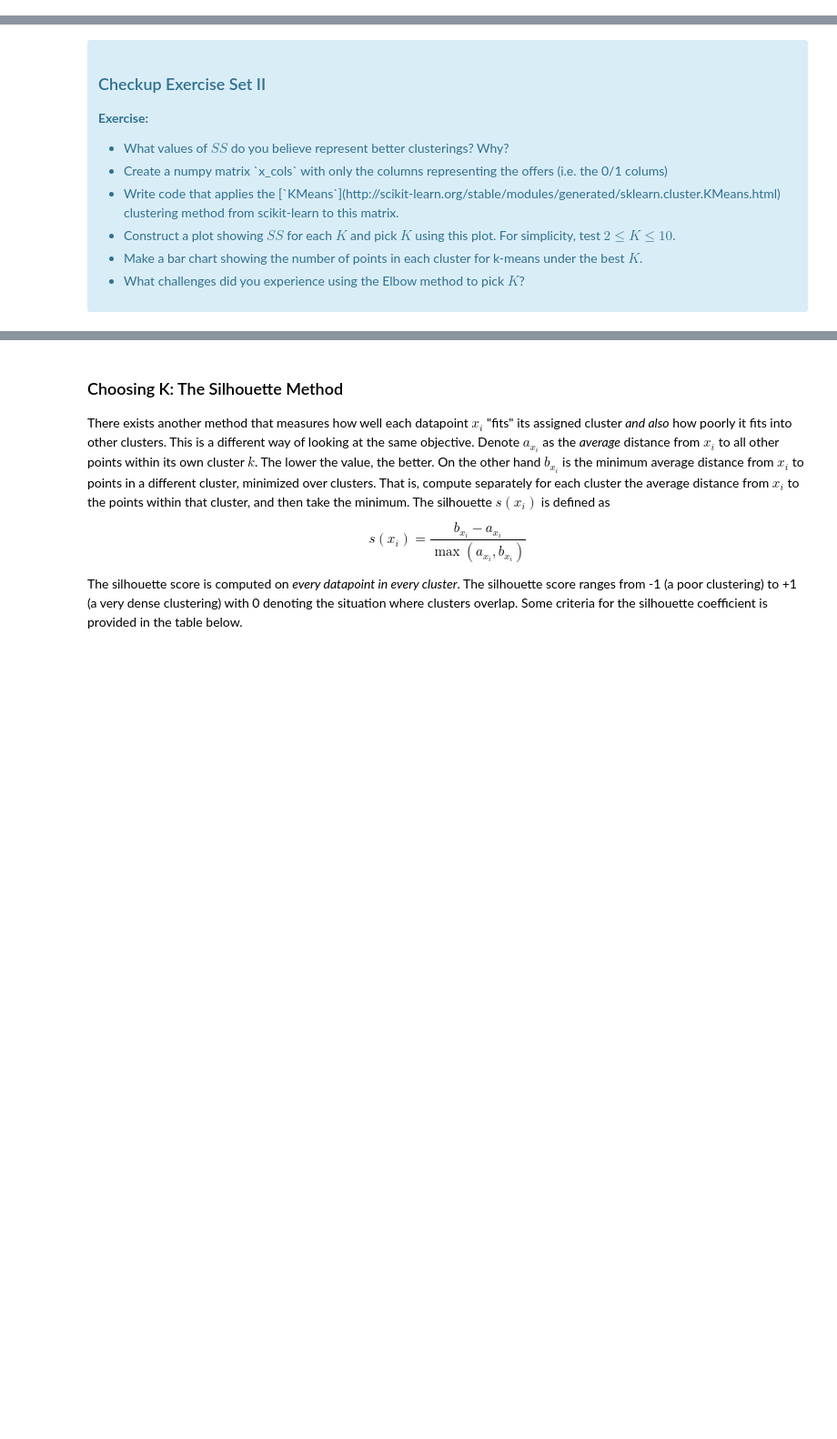
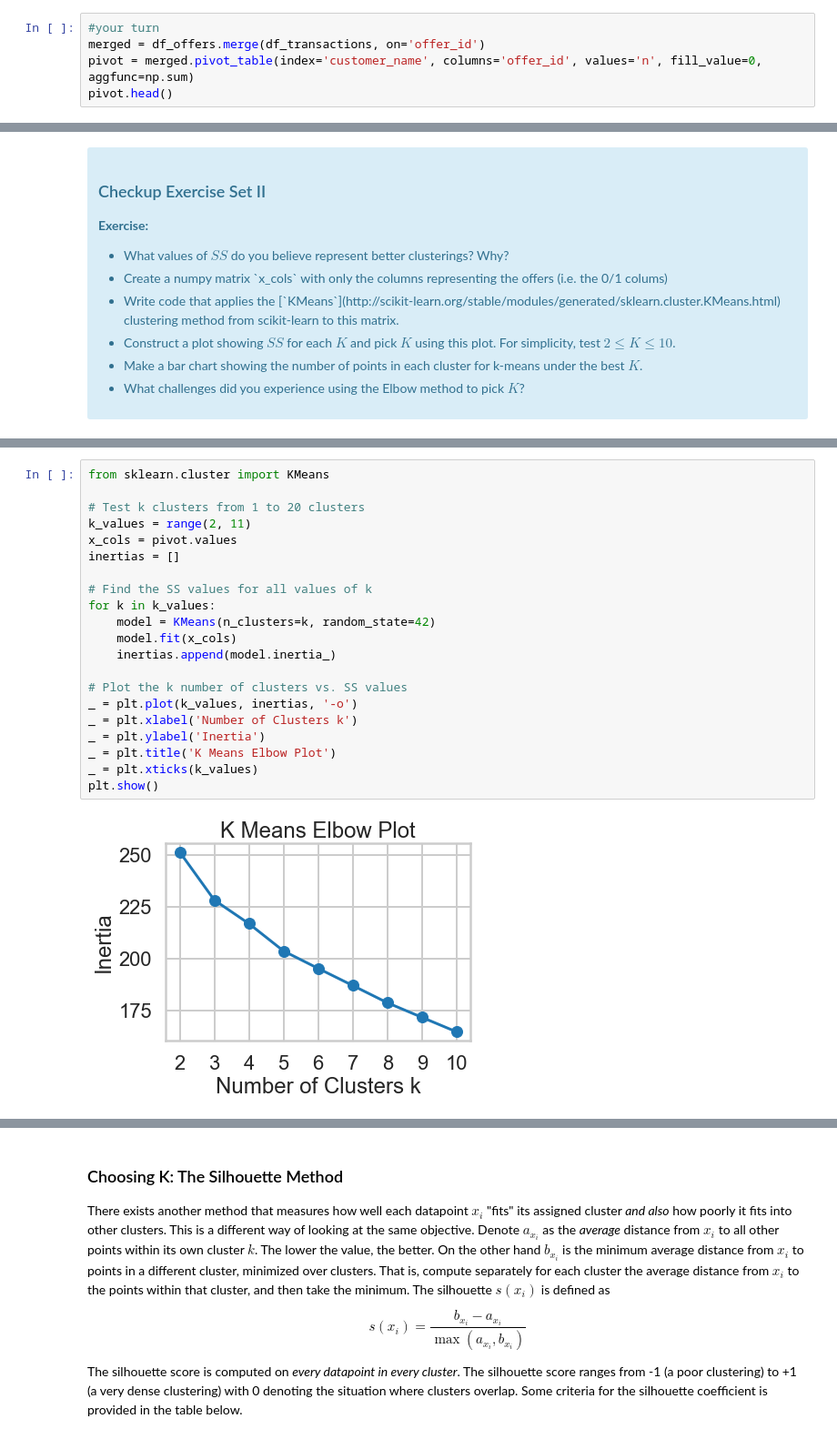
Before and after one commit to aldenmchico/Springboard, a Jupyter notebook: Clustering-Exercise/Mini_Project_Clustering.ipynb, the cells around one changed output, grey strips where cells are left out. Shown: that part at 91% size. Drawn from its saved outputs; the diff is of its cells as text; blank space fills up the shorter version.

Commit message:
190811 - Clustering Commit
Finished clustering exercise

```diff
--- a/Clustering-Exercise/Mini_Project_Clustering.ipynb
+++ b/Clustering-Exercise/Mini_Project_Clustering.ipynb
@@ -62,0 +68,5 @@ The first thing we need is a way to compare customers. To do this, we're going t
+# %%
+#your turn
+merged = df_offers.merge(df_transactions, on='offer_id')
+pivot = merged.pivot_table(index='customer_name', columns='offer_id', values='n', fill_value=0, aggfunc=np.sum)
+pivot.head()
@@ -90,0 +116,23 @@ where $x_i$ is a point, $C_k$ represents cluster $k$ and $\mu_k$ is the centroid
+# %%
+from sklearn.cluster import KMeans
+
+# Test k clusters from 1 to 20 clusters
+k_values = range(2, 11)
+x_cols = pivot.values
+inertias = []
+
+# Find the SS values for all values of k
+for k in k_values:
+    model = KMeans(n_clusters=k, random_state=42)
+    model.fit(x_cols)
+    inertias.append(model.inertia_)
+
+# Plot the k number of clusters vs. SS values
+_ = plt.plot(k_values, inertias, '-o')
+_ = plt.xlabel('Number of Clusters k')
+_ = plt.ylabel('Inertia')
+_ = plt.title('K Means Elbow Plot')
+_ = plt.xticks(k_values)
+plt.show()
+# %% [output]
+[figure, added]
```
Also changed, not shown: parts of 34 cells of this notebook, 2 other files.
